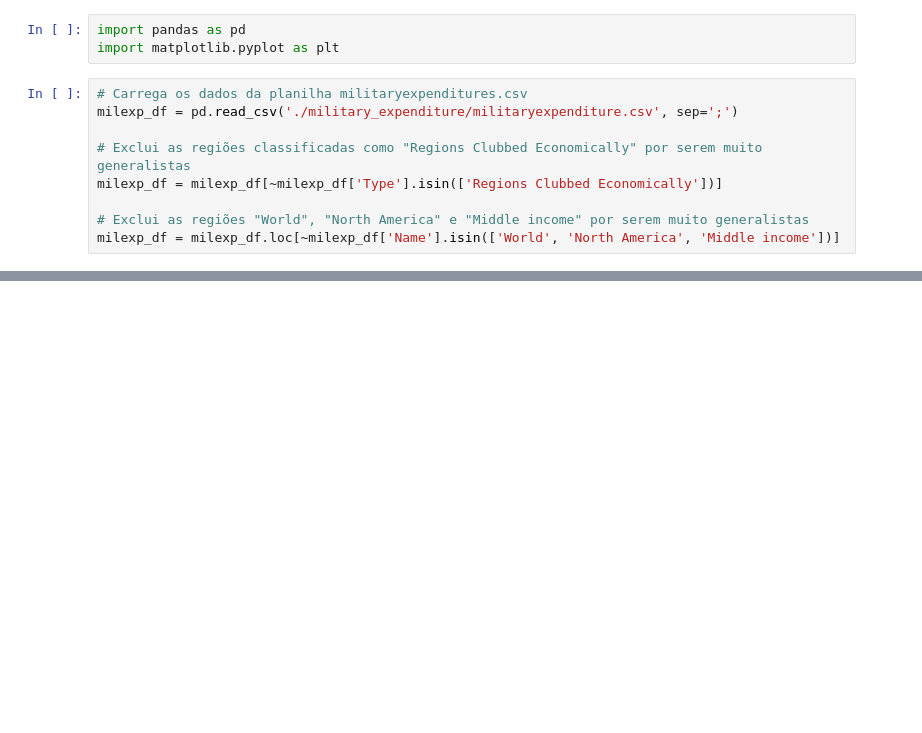
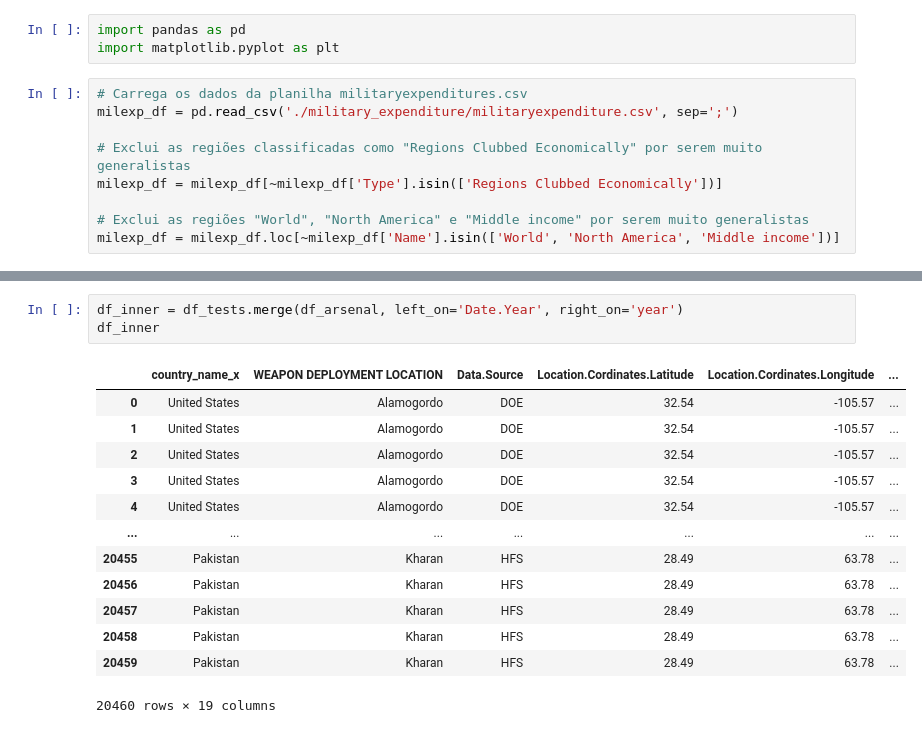
Before and after one commit to DennisRPaiva/ProjetoDatasets, a Jupyter notebook: eda_macedo.ipynb, the cells around one changed output, grey strips where cells are left out. Cells and saved outputs as stored; diff of their text form; blank space fills up the shorter version.

```diff
--- a/eda_macedo.ipynb
+++ b/eda_macedo.ipynb
@@ -45,0 +96,17 @@ No artists with labels found to put in legend.  Note that artists whose label st
+# %%
+df_inner = df_tests.merge(df_arsenal, left_on='Date.Year', right_on='year')
+df_inner
+# %% [output]
+|  | country_name_x | WEAPON DEPLOYMENT LOCATION | Data.Source | Location.Cordinates.Latitude | Location.Cordinates.Longitude | ... |
+| 0 | United States | Alamogordo | DOE | 32.54 | -105.57 | ... |
+| 1 | United States | Alamogordo | DOE | 32.54 | -105.57 | ... |
+| 2 | United States | Alamogordo | DOE | 32.54 | -105.57 | ... |
+| 3 | United States | Alamogordo | DOE | 32.54 | -105.57 | ... |
+| 4 | United States | Alamogordo | DOE | 32.54 | -105.57 | ... |
+| ... | ... | ... | ... | ... | ... | ... |
+| 20455 | Pakistan | Kharan | HFS | 28.49 | 63.78 | ... |
+| 20456 | Pakistan | Kharan | HFS | 28.49 | 63.78 | ... |
+| 20457 | Pakistan | Kharan | HFS | 28.49 | 63.78 | ... |
+| 20458 | Pakistan | Kharan | HFS | 28.49 | 63.78 | ... |
+| 20459 | Pakistan | Kharan | HFS | 28.49 | 63.78 | ... |
+20460 rows × 19 columns
```
Also changed, not shown: parts of 8 cells of this notebook.
